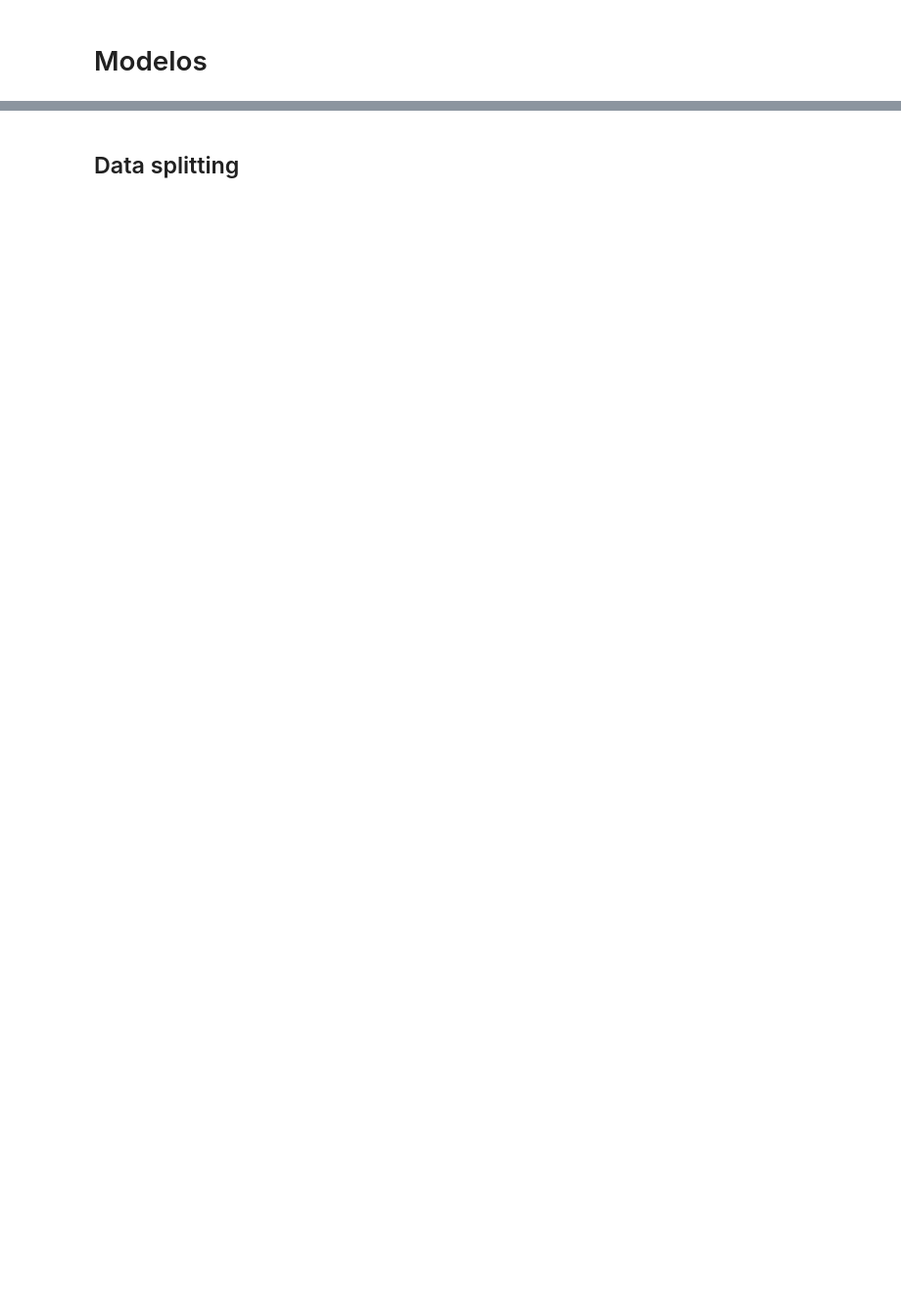
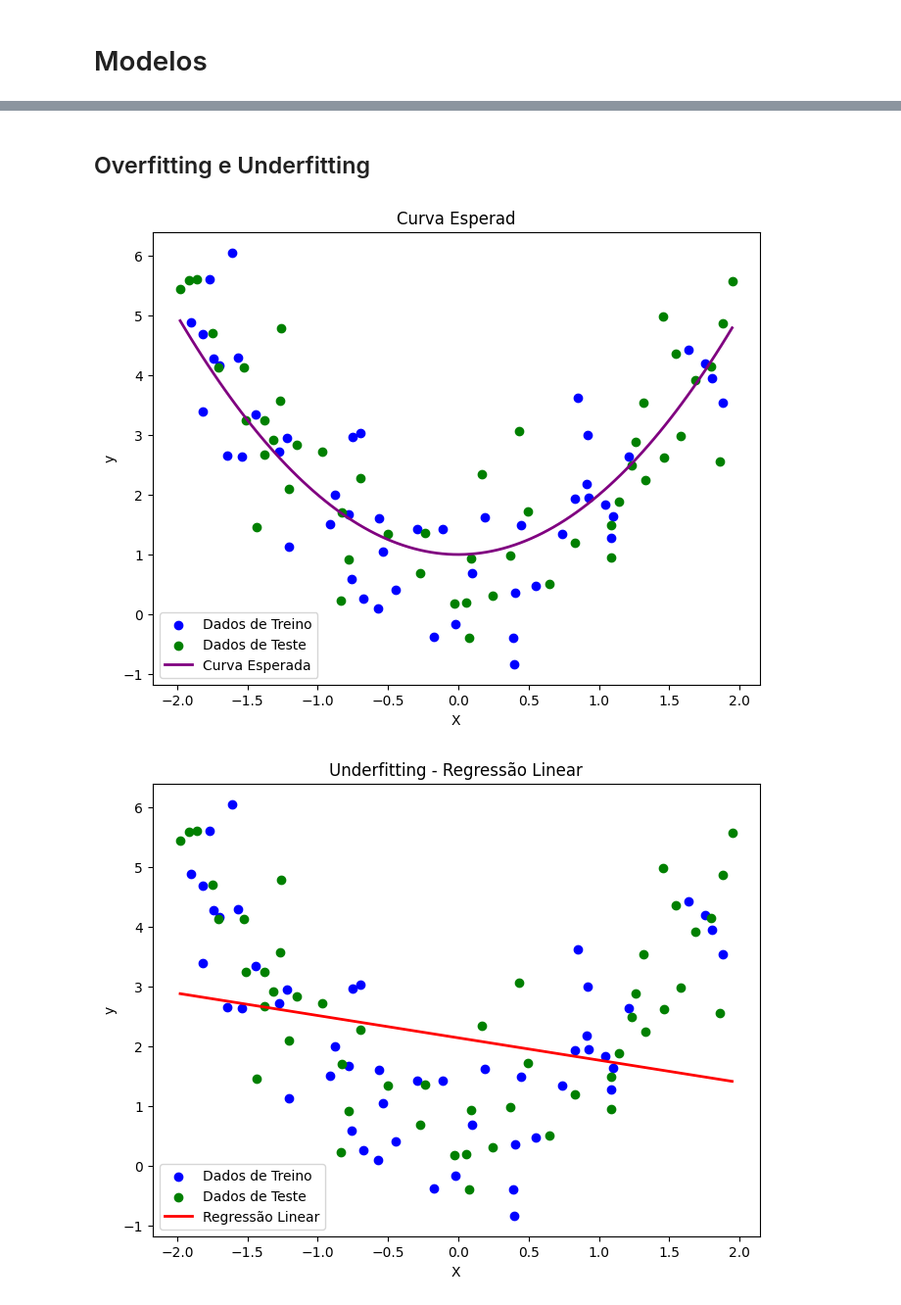
Before and after one commit to thiagorr162/mini_ml, a Jupyter notebook: presentation/2-modelos.ipynb, the cells around one changed output, grey strips where cells are left out. Shown at 98% size. Saved outputs shown, nothing was run; the diff lists cells and outputs as text; code cells hidden in the pictures; blank space fills up the shorter version.

Commit message:
Add overfitting underfitting

```diff
--- a/presentation/2-modelos.ipynb
+++ b/presentation/2-modelos.ipynb
@@ -68,2 +3,78 @@ Name: target, Length: 150, dtype: int64
-# %% [markdown]
-## Data splitting
+# %% [markdown]
+## Overfitting e Underfitting
+# %%
+import numpy as np
+import matplotlib.pyplot as plt
+from sklearn.preprocessing import PolynomialFeatures
+from sklearn.linear_model import LinearRegression
+from sklearn.metrics import mean_squared_error
+from sklearn.model_selection import train_test_split
+
+# Gerar um conjunto de dados quadrático
+np.random.seed(42)
+X = np.random.rand(100, 1) * 4 - 2
+y =  X**2 + 1 + np.random.normal(0, 1, size=X.shape)  # Relação quadrática com ruído
+
+# Dividir o conjunto de dados em treino e teste
+X_train, X_test, y_train, y_test = train_test_split(X, y, test_size=0.5, random_state=42)
+
+# Ajustar uma regressão linear (underfitting)
+lin_reg = LinearRegression()
+lin_reg.fit(X_train, y_train)
+y_train_pred_lin = lin_reg.predict(X_train)
+y_test_pred_lin = lin_reg.predict(X_test)
+
+# Ajustar uma regressão polinomial de grau 10 (overfitting)
+poly_features = PolynomialFeatures(degree=10, include_bias=False)
+X_train_poly = poly_features.fit_transform(X_train)
+X_test_poly = poly_features.transform(X_test)
+
+poly_reg = LinearRegression()
+poly_reg.fit(X_train_poly, y_train)
+y_train_pred_poly = poly_reg.predict(X_train_poly)
+y_test_pred_poly = poly_reg.predict(X_test_poly)
+
+# Plotar os resultados - Regressão Linear
+X_range = np.linspace(X.min(), X.max(), 100).reshape(-1, 1)
+y_range_lin = lin_reg.predict(X_range)
+
+
+# Plotar os resultados - Curva Esperada
+y_true = X_range**2+ 1  # Curva quadrática verdadeira
+
+plt.figure(figsize=(8, 6))
+plt.scatter(X_train, y_train, label="Dados de Treino", color="blue")
+plt.scatter(X_test, y_test, label="Dados de Teste", color="green")
+plt.plot(X_range, y_true, label="Curva Esperada", color="purple", linewidth=2)
+plt.title("Curva Esperad")
+plt.xlabel("X")
+plt.ylabel("y")
+plt.legend()
+plt.show()
+
+plt.figure(figsize=(8, 6))
+plt.scatter(X_train, y_train, label="Dados de Treino", color="blue")
+plt.scatter(X_test, y_test, label="Dados de Teste", color="green")
+plt.plot(X_range, y_range_lin, label="Regressão Linear", color="red", linewidth=2)
+plt.legend()
+plt.title("Underfitting - Regressão Linear")
+plt.xlabel("X")
+plt.ylabel("y")
+plt.show()
+
+# Plotar os resultados - Regressão Polinomial
+X_range_poly = poly_features.transform(X_range)
+y_range_poly = poly_reg.predict(X_range_poly)
+
+plt.figure(figsize=(8, 6))
+plt.scatter(X_train, y_train, label="Dados de Treino", color="blue")
+plt.scatter(X_test, y_test, label="Dados de Teste", color="green")
+plt.plot(X_range, y_range_poly, label="Regressão Polinomial", color="orange", linewidth=2)
+plt.legend()
+plt.title("Overfitting - Regressão Polinomial")
+plt.xlabel("X")
+plt.ylabel("y")
+plt.show()
+# %% [output]
+[figure, added]
+[figure, added]
```
Also changed, not shown: parts of 10 cells of this notebook.
